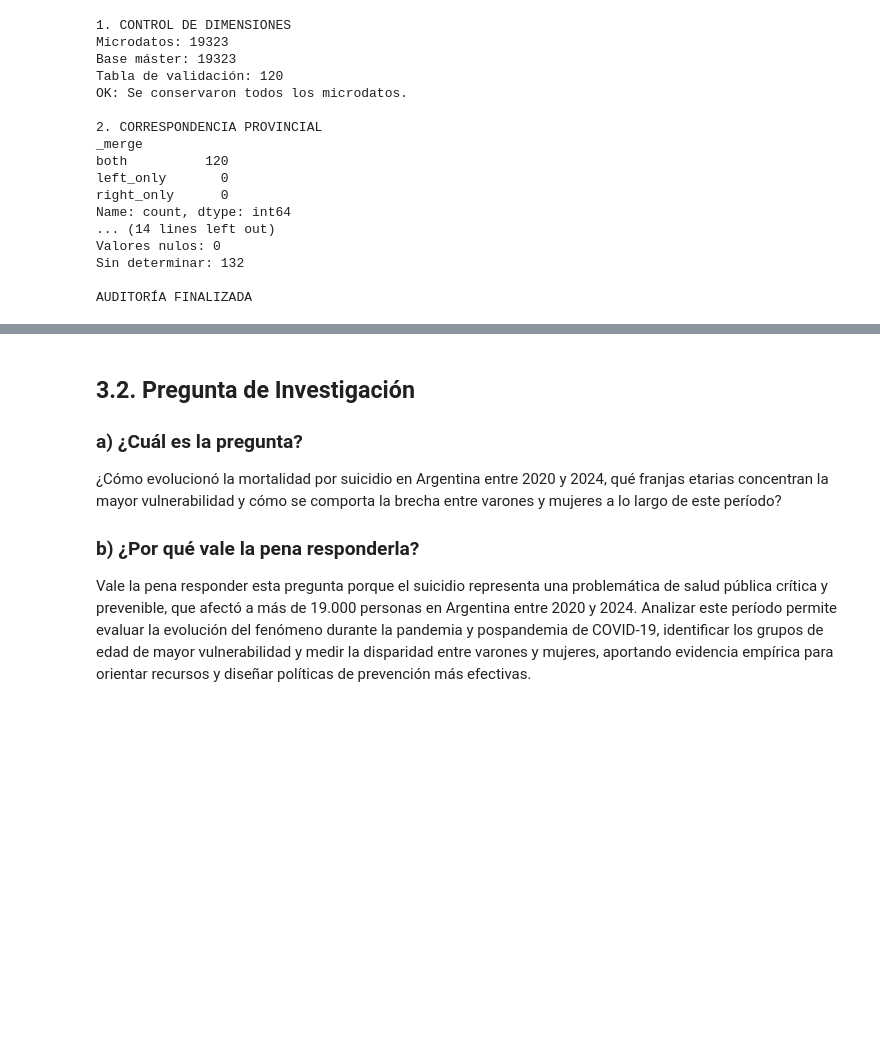
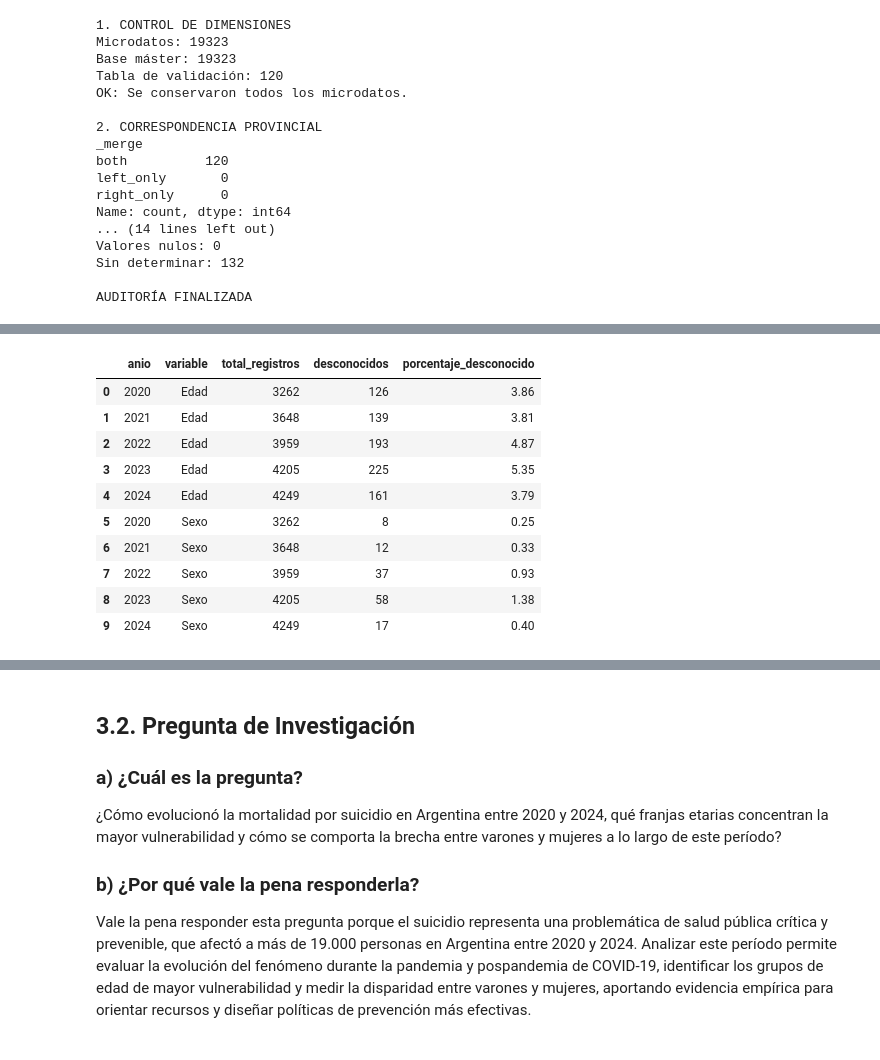
Before and after one commit to fce-laboratoriotp/tp-labo, a Jupyter notebook: notebook_prueba.ipynb, the cells around one changed output, grey strips where cells are left out. Drawn from its saved outputs; the diff is of its cells as text; code cells hidden in the pictures; blank space fills up the shorter version.

Commit message:
Evaluación de calidad de los datos demográficos

```diff
--- a/notebook_prueba.ipynb
+++ b/notebook_prueba.ipynb
@@ -465,0 +476,64 @@ AUDITORÍA FINALIZADA
+# %%
+
+# CALIDAD DE LOS DATOS DEMOGRÁFICOS POR AÑO
+
+columnas = {
+    "suicida_tr_edad": "Edad",
+    "suicida_sexo": "Sexo"
+}
+
+resultados = []
+
+for columna, nombre in columnas.items():
+
+    # Identificamos datos ausentes o sin determinar
+    desconocido = (
+        df_master[columna].isna()
+        | df_master[columna].astype(str)
+          .str.strip().str.lower()
+          .eq("sin determinar")
+    )
+
+    # Calculamos cantidades y porcentajes por año
+    tabla = (
+        df_master.assign(dato_desconocido=desconocido)
+        .groupby("anio", as_index=False)
+        .agg(
+            total_registros=("dato_desconocido", "size"),
+            desconocidos=("dato_desconocido", "sum")
+        )
+    )
+
+    tabla["variable"] = nombre
+
+    tabla["porcentaje_desconocido"] = (
+        tabla["desconocidos"]
+        / tabla["total_registros"] * 100
+    )
+
+    resultados.append(tabla)
+
+# Reunimos los resultados
+calidad_demografica = pd.concat(
+    resultados, ignore_index=True
+)
+
+# Ordenamos las columnas
+calidad_demografica = calidad_demografica[
+    ["anio", "variable", "total_registros",
+     "desconocidos", "porcentaje_desconocido"]
+]
+
+display(calidad_demografica.round(2))
+# %% [output]
+|  | anio | variable | total_registros | desconocidos | porcentaje_desconocido |
+| 0 | 2020 | Edad | 3262 | 126 | 3.86 |
+| 1 | 2021 | Edad | 3648 | 139 | 3.81 |
+| 2 | 2022 | Edad | 3959 | 193 | 4.87 |
+| 3 | 2023 | Edad | 4205 | 225 | 5.35 |
+| 4 | 2024 | Edad | 4249 | 161 | 3.79 |
+| 5 | 2020 | Sexo | 3262 | 8 | 0.25 |
+| 6 | 2021 | Sexo | 3648 | 12 | 0.33 |
+| 7 | 2022 | Sexo | 3959 | 37 | 0.93 |
+| 8 | 2023 | Sexo | 4205 | 58 | 1.38 |
+| 9 | 2024 | Sexo | 4249 | 17 | 0.40 |
```
Also changed, not shown: parts of 2 cells of this notebook.
